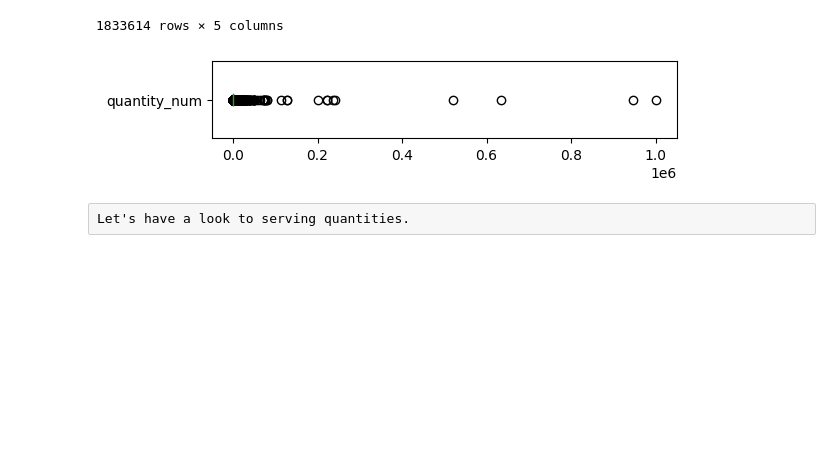
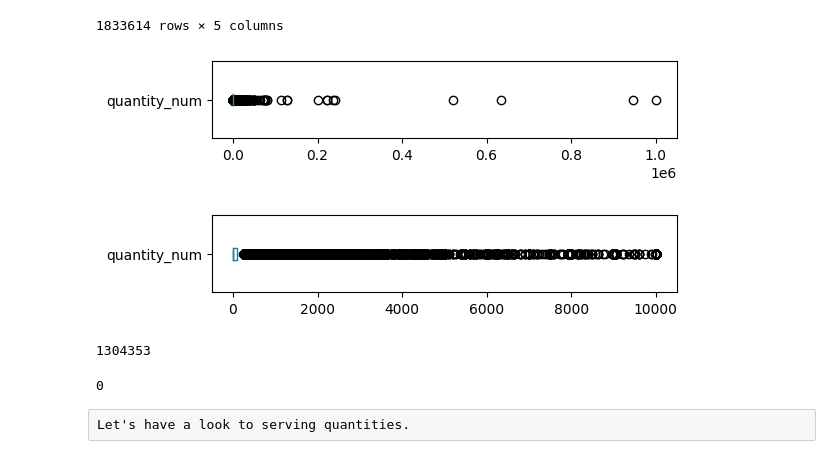
Before and after one commit to guillaumechupe/OpenFoodFact_Cluster, a Jupyter notebook: Notebook/data_cleaning_CatValue.ipynb, the cells around one changed output. Drawn from its saved outputs; the diff is of its cells as text; code cells hidden in the pictures; blank space fills up the shorter version.

```diff
--- a/Notebook/data_cleaning_CatValue.ipynb
+++ b/Notebook/data_cleaning_CatValue.ipynb
@@ -736,6 +692,22 @@ plt.gcf().set_size_inches(6,1)
 # %%
 # Putting outliers to nan
 data['quantity_num'] = data['quantity_num'].where(data['quantity_num'].between(0,10001))
+# %%
+data['quantity_num'].fillna(0, inplace = True)
+# %%
+# Plotting boxplot of 'quantity_num'
+data['quantity_num'].plot.box(vert=False);
+plt.gcf().set_size_inches(6,1)
+# %% [output]
+[figure, added]
+# %%
+(data['quantity_num']== 0).sum()
+# %% [output]
+1304353
+# %%
+(data['quantity_num'].isna()).sum()
+# %% [output]
+0
 # %% [raw]
 Let's have a look to serving quantities.
 # %%
```
Also changed, not shown: parts of 43 cells of this notebook, 2 other files.
